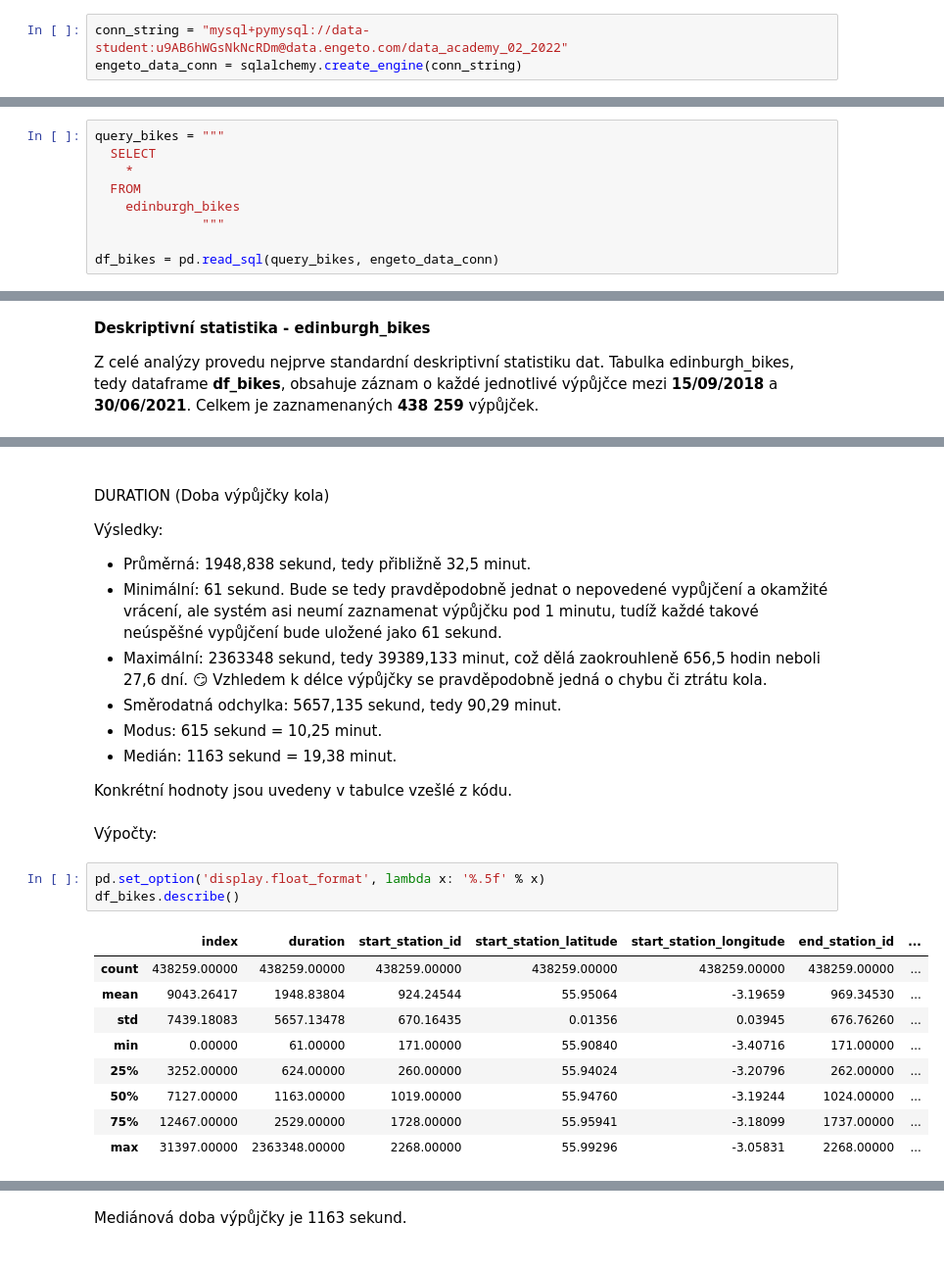
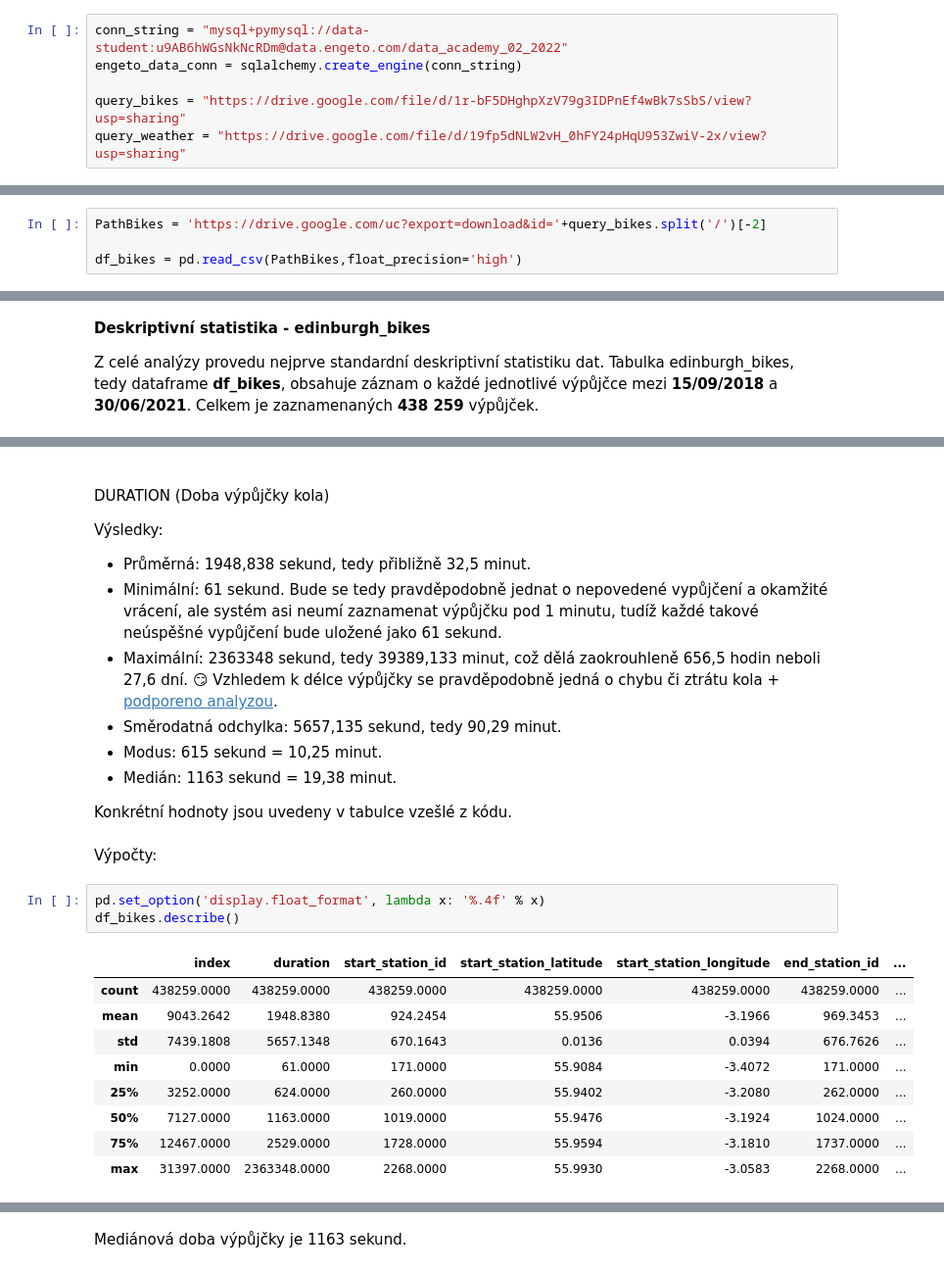
Before and after one commit to EllFox/Python_Bikes_in_Edinburgh_Analysis, a Jupyter notebook: Python_projekt.ipynb, the cells around one changed output, grey strips where cells are left out. Shown at 98% size. Cells and saved outputs as stored; diff of their text form.

Commit message:
Vytvořeno pomocí služby Colaboratory

```diff
--- a/Python_projekt.ipynb
+++ b/Python_projekt.ipynb
@@ -60,14 +84,8 @@ from math import acos, cos, sin, sqrt
 # %%
 conn_string = "mysql+pymysql://data-student:u9AB6hWGsNkNcRDm@data.engeto.com/data_academy_02_2022"
 engeto_data_conn = sqlalchemy.create_engine(conn_string)
+
+query_bikes = "https://drive.google.com/file/d/1r-bF5DHghpXzV79g3IDPnEf4wBk7sSbS/view?usp=sharing"
+query_weather = "https://drive.google.com/file/d/19fp5dNLW2vH_0hFY24pHqU953ZwiV-2x/view?usp=sharing"
 # %% [markdown]
 **Export dat z DB a uložení tabulek do Pandas dataframů**
-# %%
-query_bikes = """
-  SELECT
-    *
-  FROM
-    edinburgh_bikes
-              """
-
-df_bikes = pd.read_sql(query_bikes, engeto_data_conn)
@@ -82,0 +92,4 @@ df_weather = pd.read_sql(query_weather, engeto_data_conn)
+# %%
+PathBikes = 'https://drive.google.com/uc?export=download&id='+query_bikes.split('/')[-2]
+
+df_bikes = pd.read_csv(PathBikes,float_precision='high')
@@ -145,7 +313,7 @@ Výsledky:
 
 *   Průměrná: 1948,838 sekund, tedy přibližně 32,5 minut.
 *   Minimální: 61 sekund. Bude se tedy pravděpodobně jednat o nepovedené vypůjčení a okamžité vrácení, ale systém asi neumí zaznamenat výpůjčku pod 1 minutu, tudíž každé takové neúspěšné vypůjčení bude uložené jako 61 sekund.
-*   Maximální: 2363348 sekund, tedy 39389,133 minut, což dělá zaokrouhleně 656,5 hodin neboli 27,6 dní. 😏 Vzhledem k délce výpůjčky se pravděpodobně jedná o chybu či ztrátu kola.
+*   Maximální: 2363348 sekund, tedy 39389,133 minut, což dělá zaokrouhleně 656,5 hodin neboli 27,6 dní. 😏 Vzhledem k délce výpůjčky se pravděpodobně jedná o chybu či ztrátu kola + [podporeno analyzou](https://colab.research.google.com/drive/1Ers_BD2WWyj0_HZUNe1H02lQJGurKGpx#scrollTo=ib5FDdJLA7Fl&line=3&uniqifier=1).
 *   Směrodatná odchylka: 5657,135 sekund, tedy 90,29 minut.
 *   Modus: 615 sekund = 10,25 minut.
 *   Medián: 1163 sekund = 19,38 minut.
@@ -154,15 +322,15 @@ Konkrétní hodnoty jsou uvedeny v tabulce vzešlé z kódu.
 # %% [markdown]
 Výpočty:
 # %%
-pd.set_option('display.float_format', lambda x: '%.5f' % x)
+pd.set_option('display.float_format', lambda x: '%.4f' % x)
 df_bikes.describe()
 # %% [output]
 |  | index | duration | start_station_id | start_station_latitude | start_station_longitude | end_station_id | ... |
-| count | 438259.00000 | 438259.00000 | 438259.00000 | 438259.00000 | 438259.00000 | 438259.00000 | ... |
-| mean | 9043.26417 | 1948.83804 | 924.24544 | 55.95064 | -3.19659 | 969.34530 | ... |
-| std | 7439.18083 | 5657.13478 | 670.16435 | 0.01356 | 0.03945 | 676.76260 | ... |
-| min | 0.00000 | 61.00000 | 171.00000 | 55.90840 | -3.40716 | 171.00000 | ... |
-| 25% | 3252.00000 | 624.00000 | 260.00000 | 55.94024 | -3.20796 | 262.00000 | ... |
-| 50% | 7127.00000 | 1163.00000 | 1019.00000 | 55.94760 | -3.19244 | 1024.00000 | ... |
-| 75% | 12467.00000 | 2529.00000 | 1728.00000 | 55.95941 | -3.18099 | 1737.00000 | ... |
-| max | 31397.00000 | 2363348.00000 | 2268.00000 | 55.99296 | -3.05831 | 2268.00000 | ... |
+| count | 438259.0000 | 438259.0000 | 438259.0000 | 438259.0000 | 438259.0000 | 438259.0000 | ... |
+| mean | 9043.2642 | 1948.8380 | 924.2454 | 55.9506 | -3.1966 | 969.3453 | ... |
+| std | 7439.1808 | 5657.1348 | 670.1643 | 0.0136 | 0.0394 | 676.7626 | ... |
+| min | 0.0000 | 61.0000 | 171.0000 | 55.9084 | -3.4072 | 171.0000 | ... |
+| 25% | 3252.0000 | 624.0000 | 260.0000 | 55.9402 | -3.2080 | 262.0000 | ... |
+| 50% | 7127.0000 | 1163.0000 | 1019.0000 | 55.9476 | -3.1924 | 1024.0000 | ... |
+| 75% | 12467.0000 | 2529.0000 | 1728.0000 | 55.9594 | -3.1810 | 1737.0000 | ... |
+| max | 31397.0000 | 2363348.0000 | 2268.0000 | 55.9930 | -3.0583 | 2268.0000 | ... |
```
Also changed, not shown: parts of 44 cells of this notebook.
